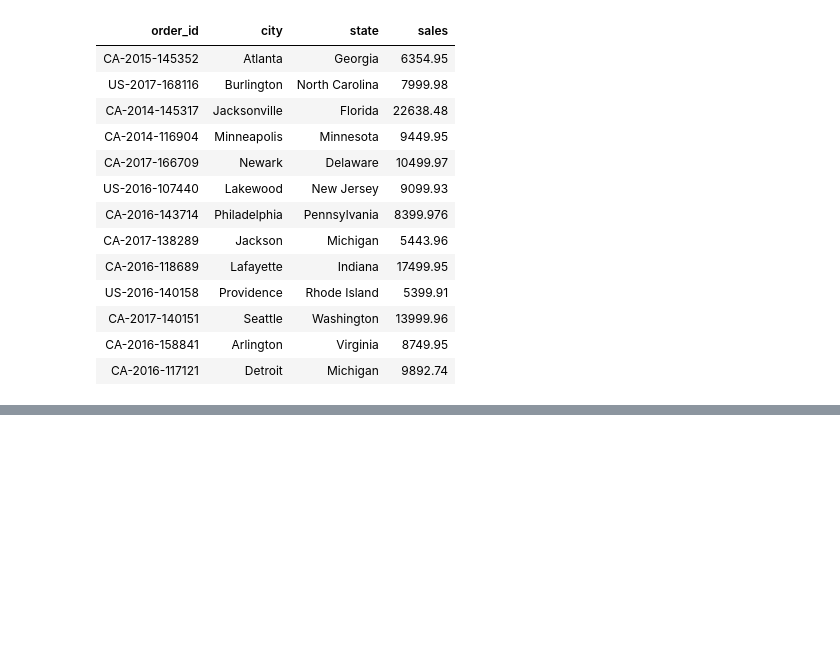
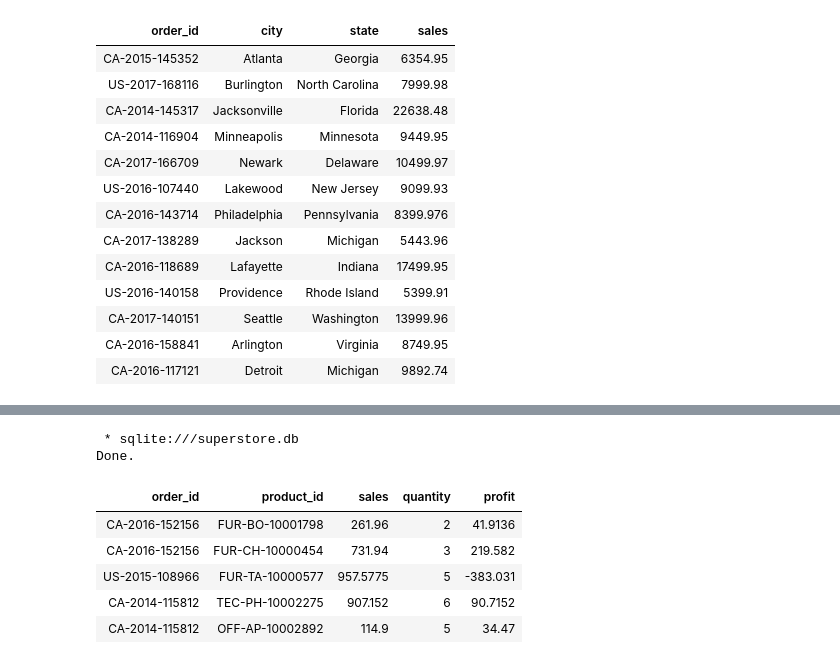
Before and after one commit to TomazFilgueira/Dq_Datascientist, a Jupyter notebook: 5 - Working with Datasources using SQL/5.1 - Introduction to SQL and Databases/5.4 - Filtering with Strings and Categories.ipynb, the cells around one changed output, grey strips where cells are left out. Saved outputs shown, nothing was run; the diff lists cells and outputs as text; code cells hidden in the pictures; blank space fills up the shorter version.

```diff
--- a/5 - Working with Datasources using SQL/5.1 - Introduction to SQL and Databases/5.4 - Filtering with Strings and Categories.ipynb
+++ b/5 - Working with Datasources using SQL/5.1 - Introduction to SQL and Databases/5.4 - Filtering with Strings and Categories.ipynb
@@ -240,0 +370,17 @@ Done.
+# %%
+%%sql
+SELECT order_id, product_id, sales, quantity, profit
+  FROM orders
+ WHERE sales > 100 OR
+       (quantity < 5 AND profit > 50)
+
+limit 5;
+# %% [output]
+ * sqlite:///superstore.db
+Done.
+| order_id | product_id | sales | quantity | profit |
+| CA-2016-152156 | FUR-BO-10001798 | 261.96 | 2 | 41.9136 |
+| CA-2016-152156 | FUR-CH-10000454 | 731.94 | 3 | 219.582 |
+| US-2015-108966 | FUR-TA-10000577 | 957.5775 | 5 | -383.031 |
+| CA-2014-115812 | TEC-PH-10002275 | 907.152 | 6 | 90.7152 |
+| CA-2014-115812 | OFF-AP-10002892 | 114.9 | 5 | 34.47 |
```
Also changed, not shown: parts of 15 cells of this notebook.
